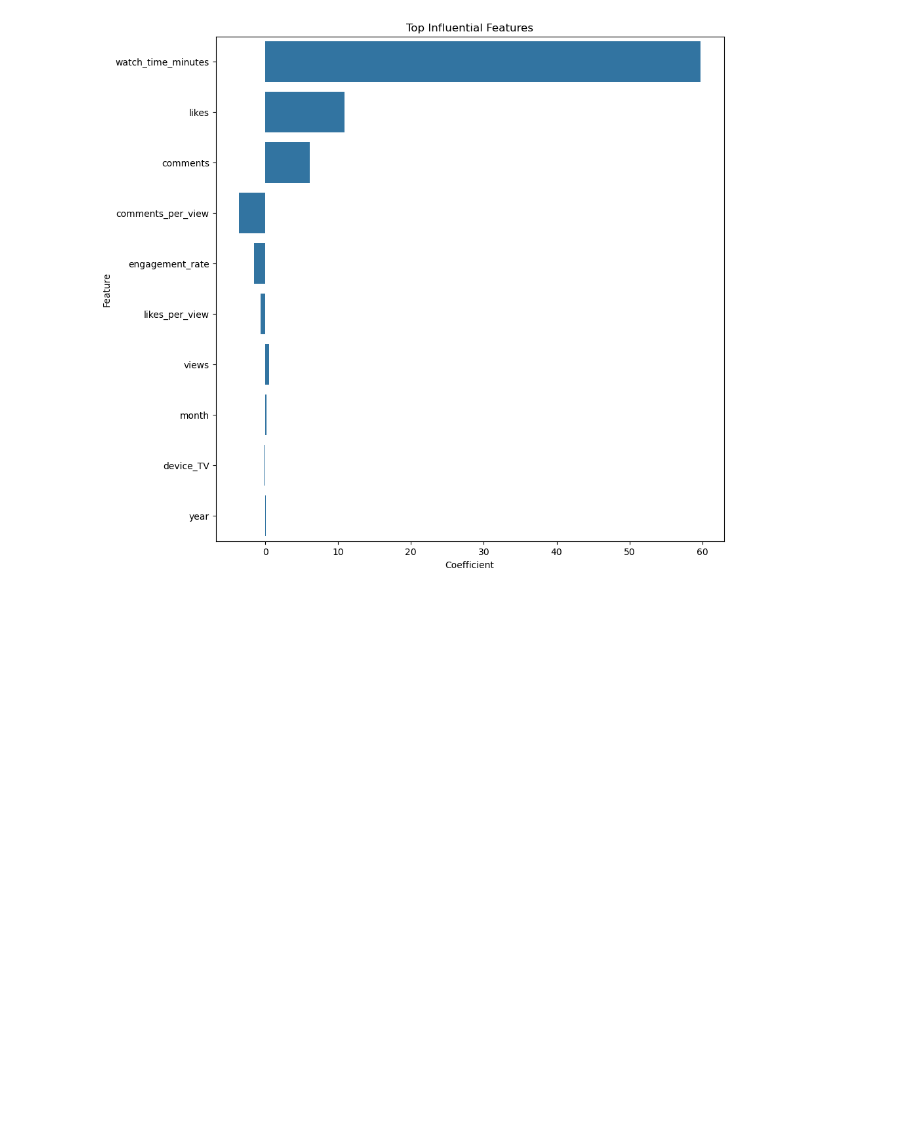
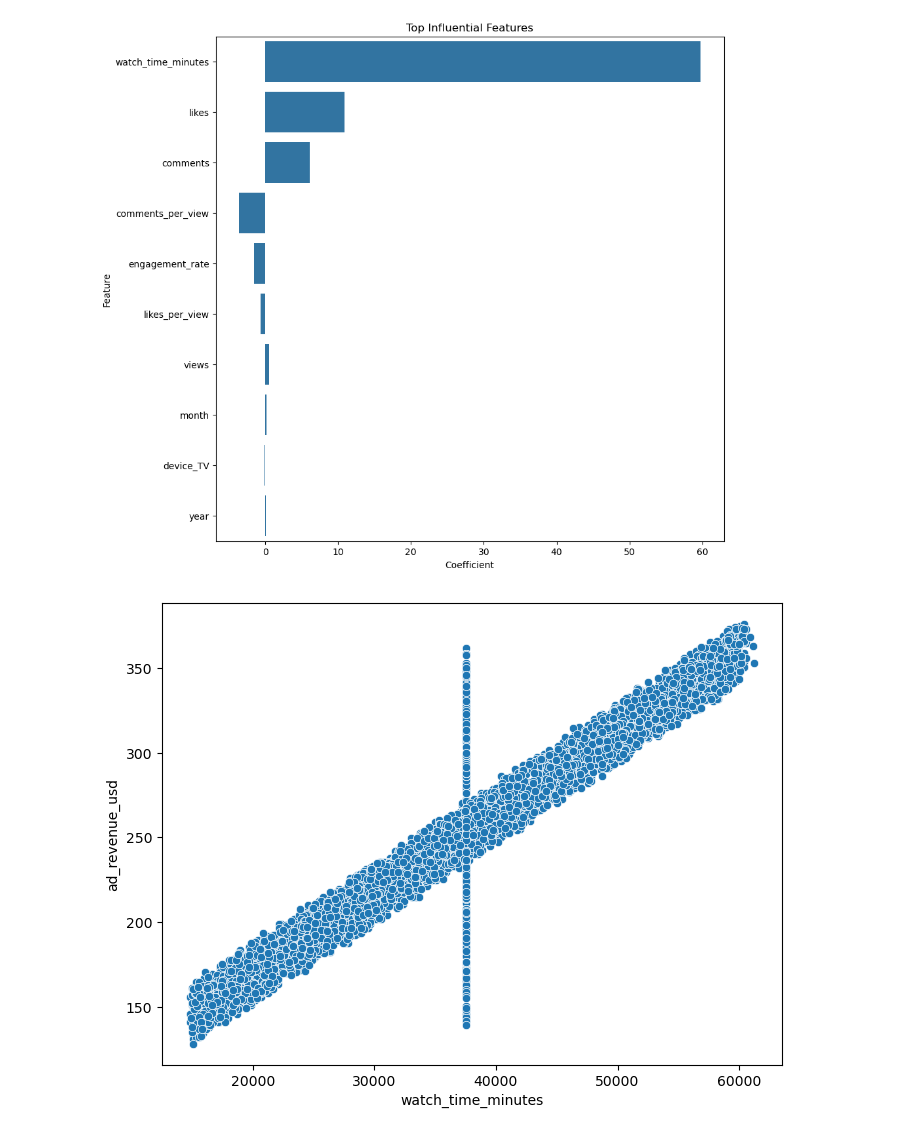
Before and after one commit to Frierensama/Content_Monetization_Modeler, a Jupyter notebook: Notebooks/FE_and_model_creation.ipynb, the cells around one changed output. Cells and saved outputs as stored; diff of their text form; code cells hidden in the pictures; blank space fills up the shorter version.

```diff
--- a/Notebooks/FE_and_model_creation.ipynb
+++ b/Notebooks/FE_and_model_creation.ipynb
@@ -274,3 +312,15 @@ plt.title('Top Influential Features')
 plt.show()
 # %% [output]
 [figure]
+# %%
+plt.figure(figsize=(8,6))
+
+sns.scatterplot(
+    x='watch_time_minutes',
+    y='ad_revenue_usd',
+    data=df.sample(5000)
+)
+
+plt.show()
+# %% [output]
+[figure, added]
```
Also changed, not shown: parts of 20 cells of this notebook.
